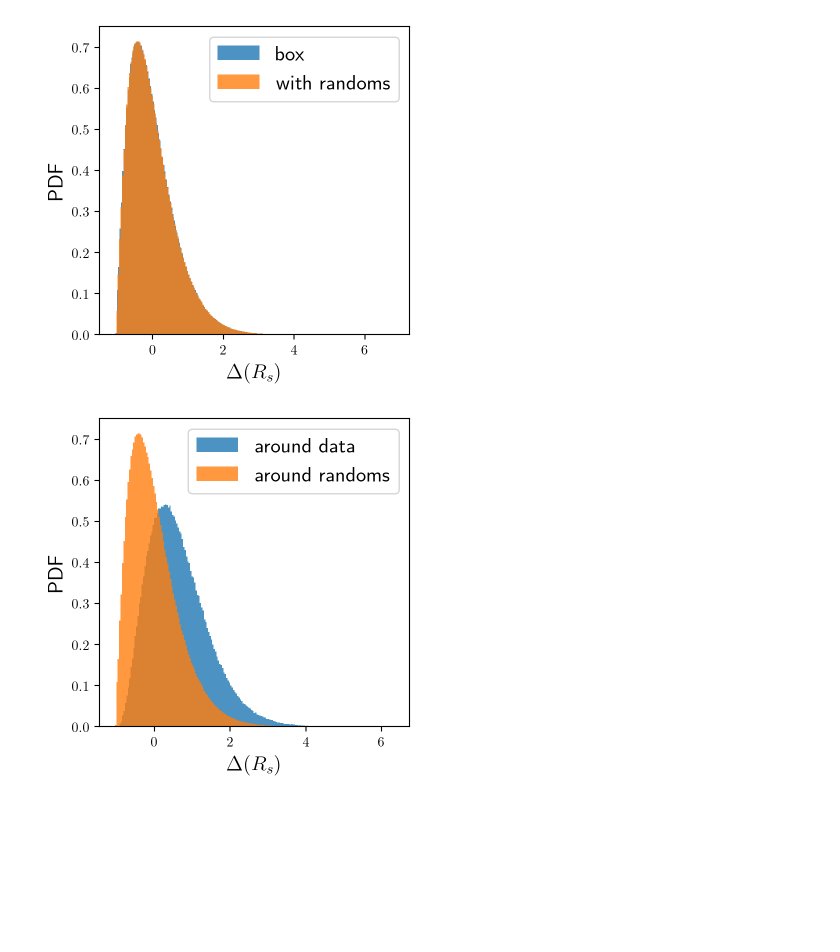
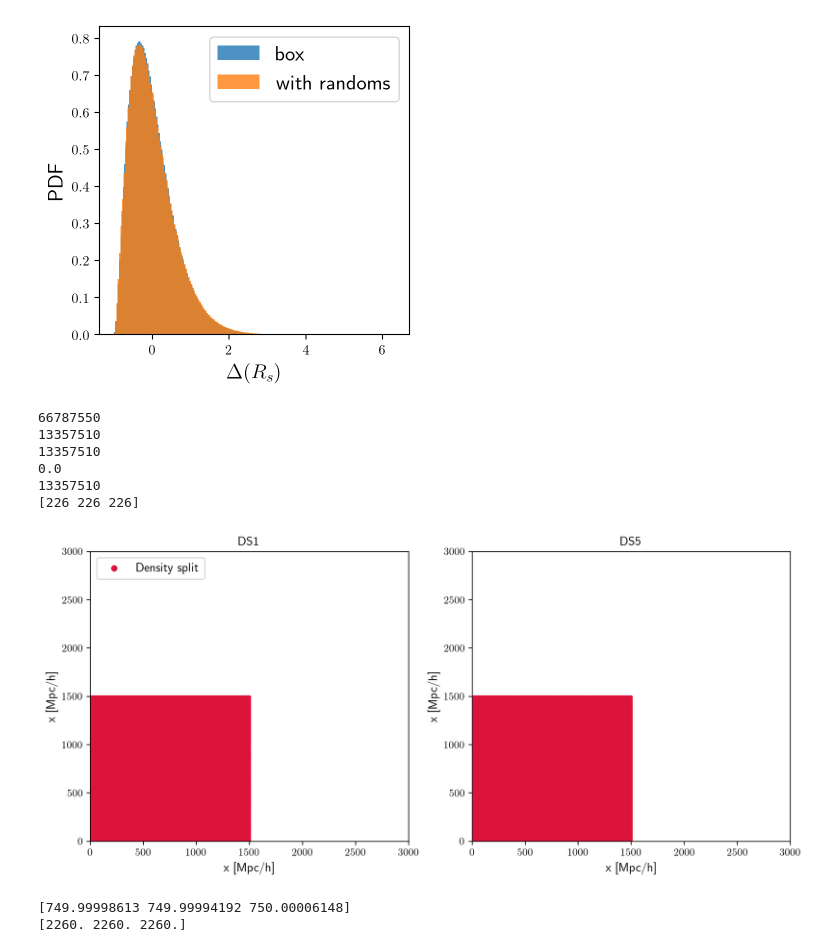
Before and after one commit to epaillas/densitysplit, a Jupyter notebook: nb/examples.ipynb, the cells around one changed output. Drawn from its saved outputs; the diff is of its cells as text; code cells hidden in the pictures; blank space fills up the shorter version.

```diff
--- a/nb/examples.ipynb
+++ b/nb/examples.ipynb
@@ -64,9 +65,11 @@ plt.show()
 # %%
 %%time
 
-randoms_positions = np.random.rand(30*len(data_positions), 3) * boxsize
+randoms_positions = np.random.uniform(0, boxsize, (10*len(data_positions), 3))
+sampling_positions = np.random.uniform(0, boxsize, (10*len(data_positions), 3))
 
 ds = DensitySplit(data_positions=data_positions, randoms_positions=randoms_positions)
 
-density_wrand = ds.get_density(smooth_radius=smooth_radius, nmesh=nmesh, sampling='randoms')
+density_wrand = ds.get_density(smooth_radius=smooth_radius, cellsize=cellsize,
+    sampling='randoms', sampling_positions=sampling_positions)
 # %% [output]
@@ -80,20 +83,62 @@ ax.set_xlabel(r'$\Delta(R_s)$', fontsize=15)
 ax.set_ylabel('PDF', fontsize=15)
 ax.legend(fontsize=15)
 plt.show()
+
+print(len(data_positions)*50)
+print(len(randoms_positions))
+print(len(density_wrand))
+print(np.sum(np.isnan(density_wrand))/ np.sum(~np.isnan(density_wrand)))
+print(np.sum(~np.isnan(density_wrand)))
+print(ds.mesh.nmesh)
 # %% [output]
-[figure, old version]
+[figure, new version]
+66787550
+13357510
+13357510
+0.0
+13357510
+[226 226 226]
+# %%
+quantiles = ds.get_quantiles(nquantiles=5)
+
+fig, ax = plt.subplots(1, 2, figsize=(12, 5))
+
+# cut = data_positions[:, 2] < 50
+# ax[0].scatter(data_positions[cut, 0], data_positions[cut, 1], s=1.0, color='grey', label='Galaxies')
+# ax[1].scatter(data_positions[cut, 0], data_positions[cut, 1], s=1.0, color='grey', label='Galaxies')
+
+for i, ids in enumerate([0, 4]):
+    cut = quantiles[ids][:, 2] < 1500
+
+    ax[i].scatter(quantiles[ids][cut, 0], quantiles[ids][cut, 1],
+        s=1.0, color='crimson', label='Density split')
+    ax[i].set_title(f'DS{ids + 1}', fontsize=12)
+
+    ax[i].set_xlabel('x [Mpc/h]', fontsize=12)
+    ax[i].set_ylabel('x [Mpc/h]', fontsize=12)
+
+    ax[i].set_xlim(0, 3000)
+    ax[i].set_ylim(0, 3000)
+
+ax[0].legend(fontsize=12, markerscale=5, loc='upper left')
+plt.show()
+
+print(ds.mesh.boxcenter)
+print(ds.mesh.boxsize)
+# %% [output]
+[figure, added]
+[749.99998613 749.99994192 750.00006148]
+[2260. 2260. 2260.]
 # %%
-ds = DensitySplit(data_positions=data_positions, boxsize=boxsize)
+# ds = DensitySplit(data_positions=data_positions, boxsize=boxsize)
 
-density_data = ds.get_density(smooth_radius=smooth_radius, nmesh=nmesh, sampling='data')
-density_randoms = ds.get_density(smooth_radius=smooth_radius, nmesh=nmesh, sampling='randoms')
+# density_data = ds.get_density(smooth_radius=smooth_radius, cellsize=cellsize, sampling='data')
+# density_randoms = ds.get_density(smooth_radius=smooth_radius, cellsize=cellsize, sampling='randoms')
 
-fig, ax = plt.subplots(figsize=(4,4))
-ax.hist(density_data, bins=200, density=True, alpha=0.8, label='around data')
-ax.hist(density_randoms, bins=200, density=True, alpha=0.8, label='around randoms')
-ax.set_xlabel(r'$\Delta(R_s)$', fontsize=15)
-ax.set_ylabel('PDF', fontsize=15)
-ax.legend(fontsize=15)
-plt.show()
+# fig, ax = plt.subplots(figsize=(4,4))
+# ax.hist(density_data, bins=200, density=True, alpha=0.8, label='around data')
+# ax.hist(density_randoms, bins=200, density=True, alpha=0.8, label='around randoms')
+# ax.set_xlabel(r'$\Delta(R_s)$', fontsize=15)
+# ax.set_ylabel('PDF', fontsize=15)
+# ax.legend(fontsize=15)
+# plt.show()
-# %% [output]
-[figure, removed]
```
Also changed, not shown: parts of 4 cells of this notebook, 2 other files.
